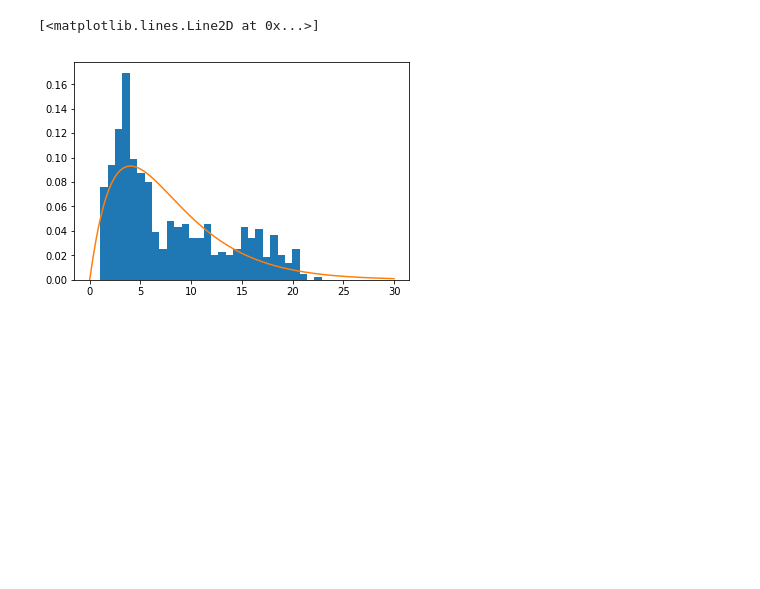
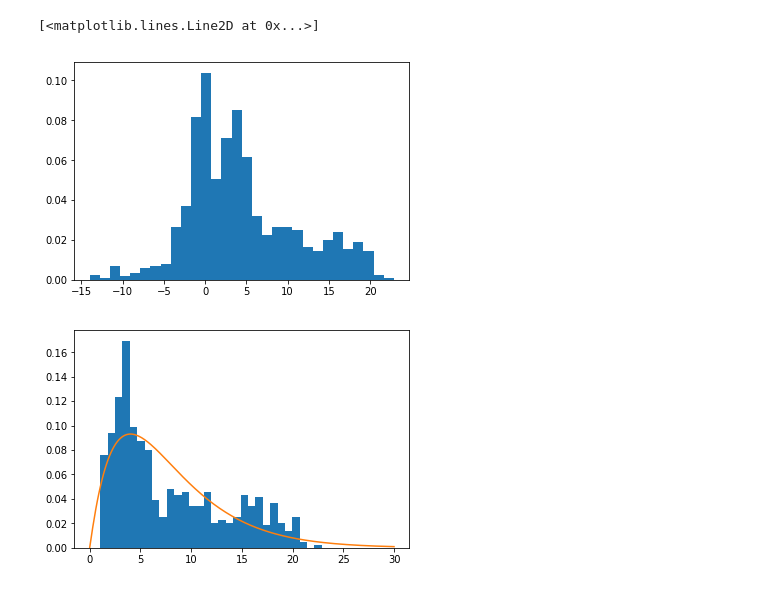
Before and after one commit to hstrey/Apoptosis-transitions, a Jupyter notebook: transition distributions.ipynb, the cells around one changed output. Saved outputs shown, nothing was run; the diff lists cells and outputs as text; code cells hidden in the pictures; blank space fills up the shorter version.

```diff
--- a/transition distributions.ipynb
+++ b/transition distributions.ipynb
@@ -54,6 +62,9 @@ lyso_ros_delay = np.array(data[data.marker1=="ros"][data.marker0=="lyso"]["delay
 lyso_ros_delay = lyso_ros_delay[np.logical_not(np.isnan(lyso_ros_delay))]
 lyso_ros_delay_clean = lyso_ros_delay[lyso_ros_delay>1]
 
+plt.figure()
+plt.hist(lyso_ros_delay,normed = True,bins=30)
+plt.figure()
 plt.hist(lyso_ros_delay_clean,normed = True,bins=30)
 
 k_lr,theta_lr = MLE_gamma(lyso_ros_delay_clean)
@@ -65,2 +76,3 @@ plt.plot(tp,lr_gamma)
 [<matplotlib.lines.Line2D at 0x...>]
-[figure, old version]
+[figure, new version]
+[figure, added]
```
Also changed, not shown: parts of 4 cells of this notebook.
